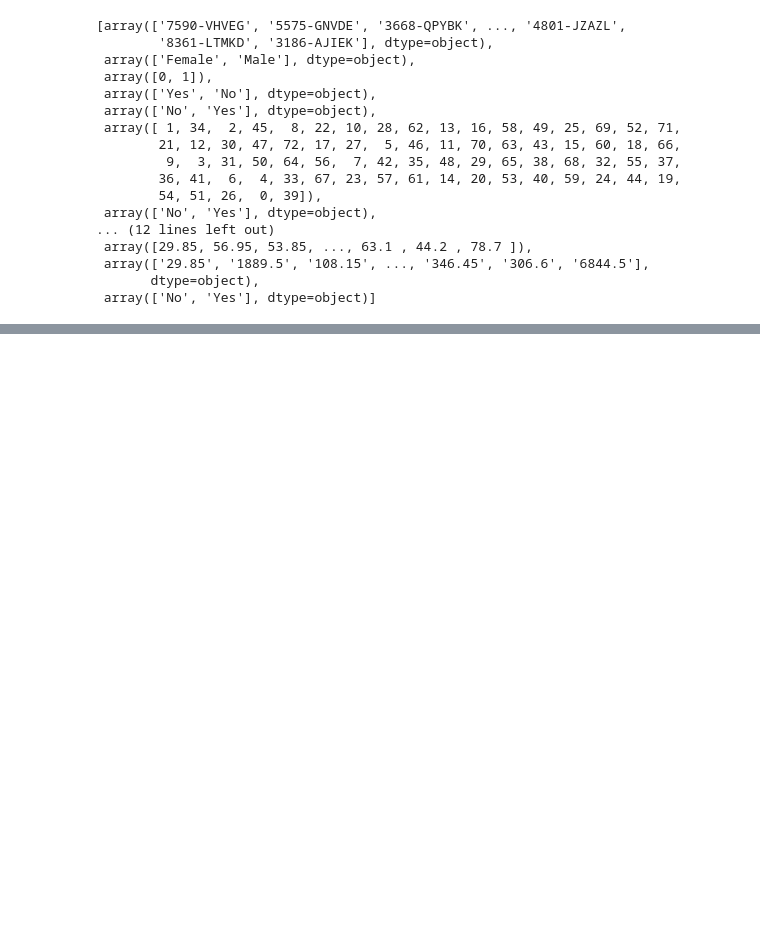
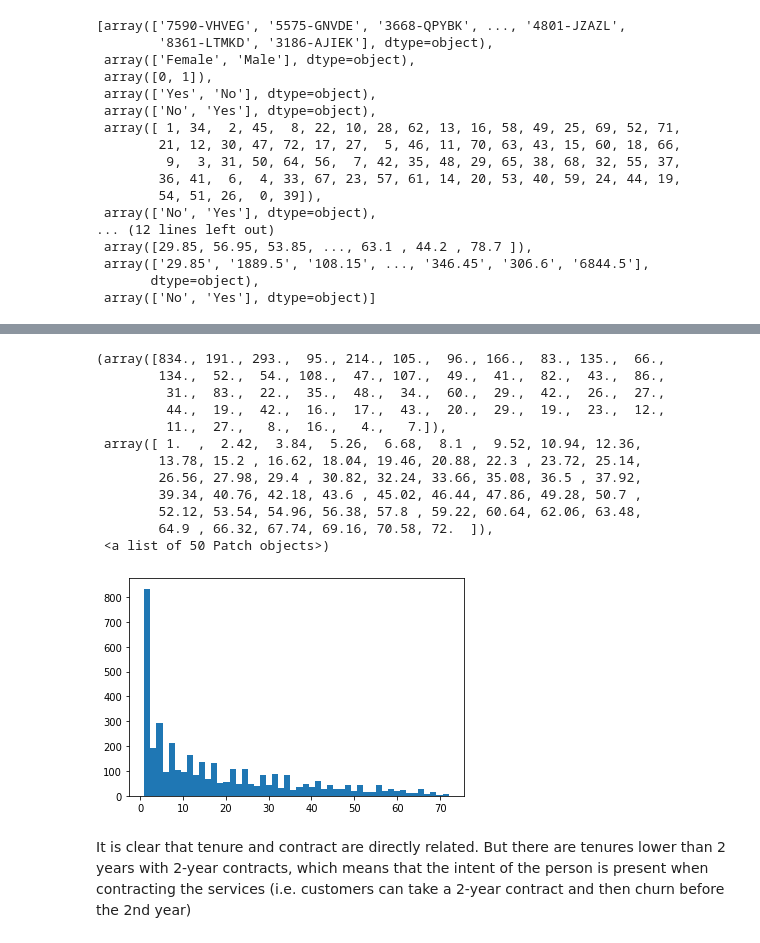
Before and after one commit to arcarrion/churn_prediction, a Jupyter notebook: notebooks/01_exploratory_analysis.ipynb, the cells around one changed output, grey strips where cells are left out. Cells and saved outputs as stored; diff of their text form; code cells hidden in the pictures; blank space fills up the shorter version.

```diff
--- a/notebooks/01_exploratory_analysis.ipynb
+++ b/notebooks/01_exploratory_analysis.ipynb
@@ -374,0 +619,18 @@ Conclusions from initial exploration:
+# %%
+plt.hist(raw_data.loc[raw_data.Contract=='Month-to-month', 'tenure'], bins=50)
+# %% [output]
+(array([834., 191., 293.,  95., 214., 105.,  96., 166.,  83., 135.,  66.,
+        134.,  52.,  54., 108.,  47., 107.,  49.,  41.,  82.,  43.,  86.,
+         31.,  83.,  22.,  35.,  48.,  34.,  60.,  29.,  42.,  26.,  27.,
+         44.,  19.,  42.,  16.,  17.,  43.,  20.,  29.,  19.,  23.,  12.,
+         11.,  27.,   8.,  16.,   4.,   7.]),
+ array([ 1.  ,  2.42,  3.84,  5.26,  6.68,  8.1 ,  9.52, 10.94, 12.36,
+        13.78, 15.2 , 16.62, 18.04, 19.46, 20.88, 22.3 , 23.72, 25.14,
+        26.56, 27.98, 29.4 , 30.82, 32.24, 33.66, 35.08, 36.5 , 37.92,
+        39.34, 40.76, 42.18, 43.6 , 45.02, 46.44, 47.86, 49.28, 50.7 ,
+        52.12, 53.54, 54.96, 56.38, 57.8 , 59.22, 60.64, 62.06, 63.48,
+        64.9 , 66.32, 67.74, 69.16, 70.58, 72.  ]),
+ <a list of 50 Patch objects>)
+[figure, added]
+# %% [markdown]
+It is clear that tenure and contract are directly related. But there are tenures lower than 2 years with 2-year contracts, which means that the intent of the person is present when contracting the services (i.e. customers can take a 2-year contract and then churn before the 2nd year)
```
Also changed, not shown: parts of 56 cells of this notebook.
